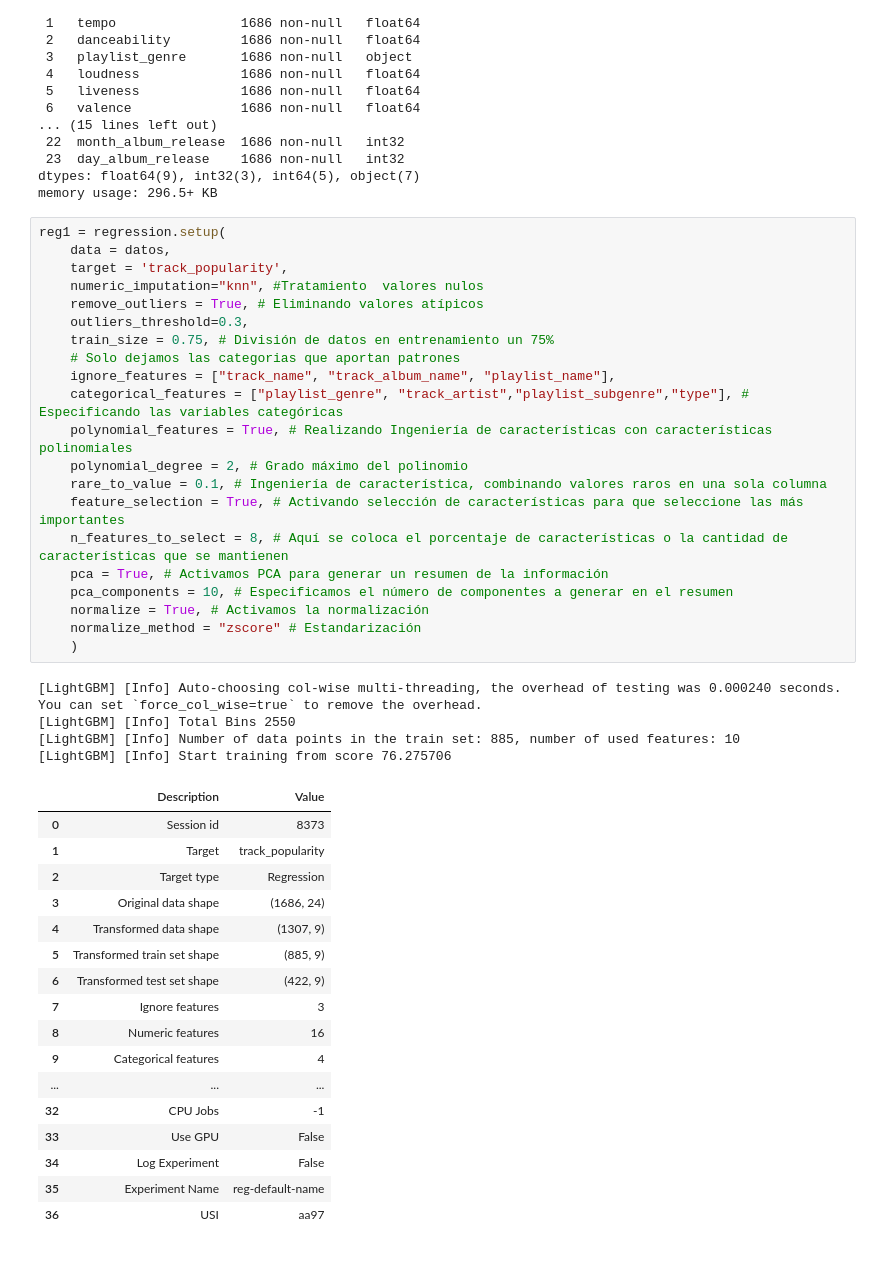
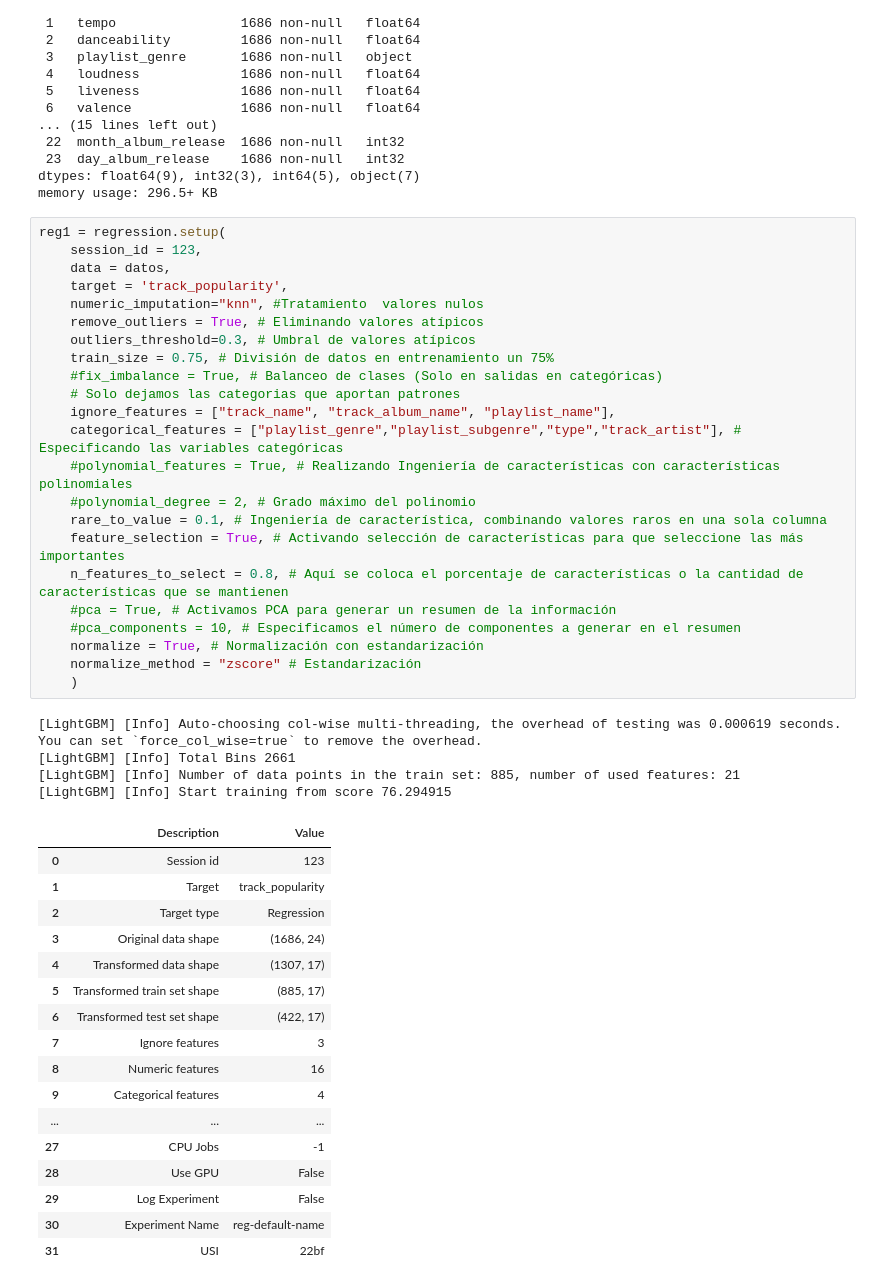
Before and after one commit to luiscr918/ContactoDocenteIA, a Jupyter notebook: Notebook_Luiscr918.ipynb, the cells around one changed output. Cells and saved outputs as stored; diff of their text form.

```diff
--- a/Notebook_Luiscr918.ipynb
+++ b/Notebook_Luiscr918.ipynb
@@ -131,45 +131,47 @@ dtypes: float64(9), int32(3), int64(5), object(7)
 memory usage: 296.5+ KB
 # %%
 reg1 = regression.setup(
+    session_id = 123,
     data = datos,
     target = 'track_popularity',
     numeric_imputation="knn", #Tratamiento  valores nulos
     remove_outliers = True, # Eliminando valores atípicos
-    outliers_threshold=0.3,
+    outliers_threshold=0.3, # Umbral de valores atípicos
     train_size = 0.75, # División de datos en entrenamiento un 75%
+    #fix_imbalance = True, # Balanceo de clases (Solo en salidas en categóricas)
     # Solo dejamos las categorias que aportan patrones
     ignore_features = ["track_name", "track_album_name", "playlist_name"],
-    categorical_features = ["playlist_genre", "track_artist","playlist_subgenre","type"], # Especificando las variables categóricas
-    polynomial_features = True, # Realizando Ingeniería de características con características polinomiales
-    polynomial_degree = 2, # Grado máximo del polinomio
+    categorical_features = ["playlist_genre","playlist_subgenre","type","track_artist"], # Especificando las variables categóricas
+    #polynomial_features = True, # Realizando Ingeniería de características con características polinomiales
+    #polynomial_degree = 2, # Grado máximo del polinomio
     rare_to_value = 0.1, # Ingeniería de característica, combinando valores raros en una sola columna
     feature_selection = True, # Activando selección de características para que seleccione las más importantes
-    n_features_to_select = 8, # Aquí se coloca el porcentaje de características o la cantidad de características que se mantienen
-    pca = True, # Activamos PCA para generar un resumen de la información
-    pca_components = 10, # Especificamos el número de componentes a generar en el resumen
-    normalize = True, # Activamos la normalización
+    n_features_to_select = 0.8, # Aquí se coloca el porcentaje de características o la cantidad de características que se mantienen
+    #pca = True, # Activamos PCA para generar un resumen de la información
+    #pca_components = 10, # Especificamos el número de componentes a generar en el resumen
+    normalize = True, # Normalización con estandarización
     normalize_method = "zscore" # Estandarización
     )
 # %% [output]
-[LightGBM] [Info] Auto-choosing col-wise multi-threading, the overhead of testing was 0.000240 seconds.
+[LightGBM] [Info] Auto-choosing col-wise multi-threading, the overhead of testing was 0.000619 seconds.
 You can set `force_col_wise=true` to remove the overhead.
-[LightGBM] [Info] Total Bins 2550
-[LightGBM] [Info] Number of data points in the train set: 885, number of used features: 10
-[LightGBM] [Info] Start training from score 76.275706
+[LightGBM] [Info] Total Bins 2661
+[LightGBM] [Info] Number of data points in the train set: 885, number of used features: 21
+[LightGBM] [Info] Start training from score 76.294915
 |  | Description | Value |
-| 0 | Session id | 8373 |
+| 0 | Session id | 123 |
 | 1 | Target | track_popularity |
 | 2 | Target type | Regression |
 | 3 | Original data shape | (1686, 24) |
-| 4 | Transformed data shape | (1307, 9) |
-| 5 | Transformed train set shape | (885, 9) |
-| 6 | Transformed test set shape | (422, 9) |
+| 4 | Transformed data shape | (1307, 17) |
+| 5 | Transformed train set shape | (885, 17) |
+| 6 | Transformed test set shape | (422, 17) |
 | 7 | Ignore features | 3 |
 | 8 | Numeric features | 16 |
 | 9 | Categorical features | 4 |
 | ... | ... | ... |
-| 32 | CPU Jobs | -1 |
-| 33 | Use GPU | False |
-| 34 | Log Experiment | False |
-| 35 | Experiment Name | reg-default-name |
-| 36 | USI | aa97 |
+| 27 | CPU Jobs | -1 |
+| 28 | Use GPU | False |
+| 29 | Log Experiment | False |
+| 30 | Experiment Name | reg-default-name |
+| 31 | USI | 22bf |
```
Also changed, not shown: parts of 6 cells of this notebook.
